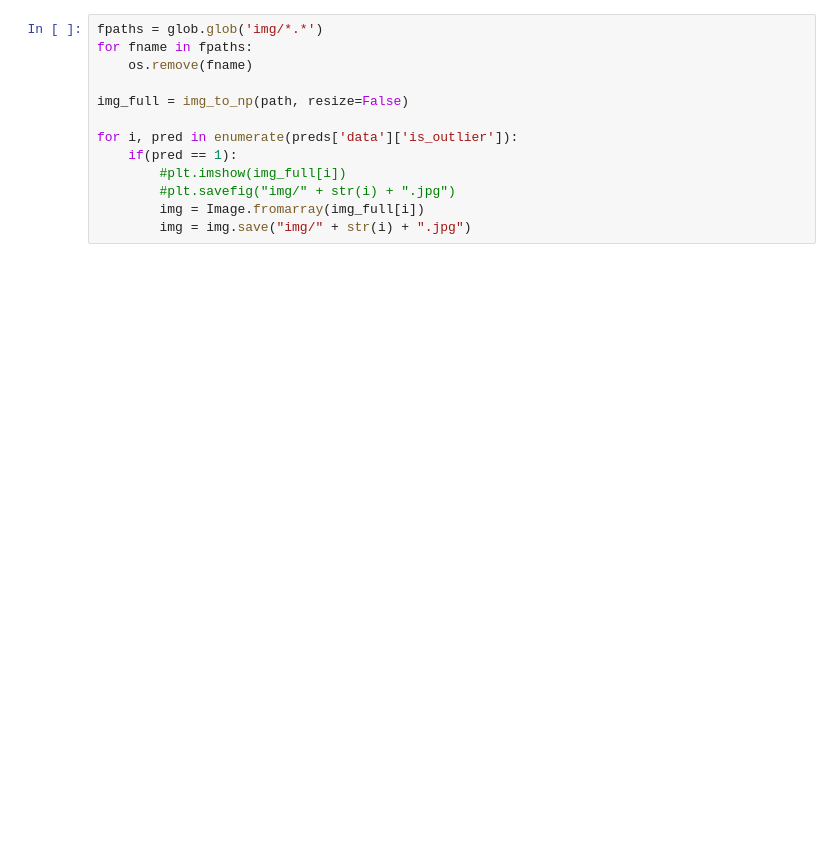
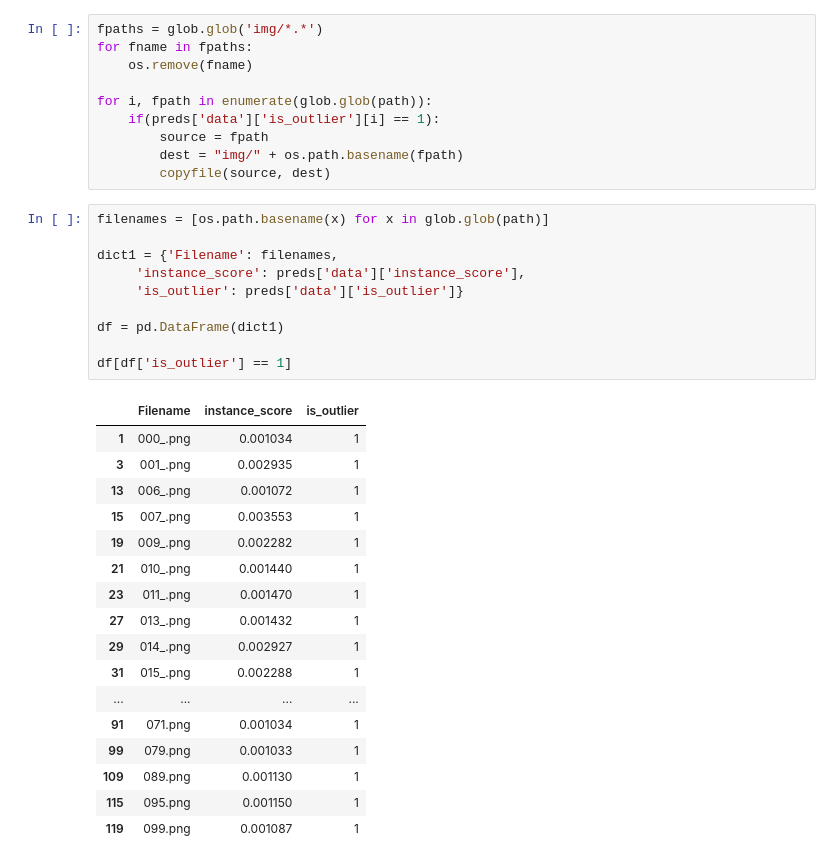
Before and after one commit to derevirn/cybord-projects, a Jupyter notebook: outlier-detection/notebooks/outlier_vae.ipynb, the cells around one changed output. Drawn from its saved outputs; the diff is of its cells as text; blank space fills up the shorter version.

```diff
--- a/outlier-detection/notebooks/outlier_vae.ipynb
+++ b/outlier-detection/notebooks/outlier_vae.ipynb
@@ -123,14 +124,39 @@ fpaths = glob.glob('img/*.*')
 for fname in fpaths:
     os.remove(fname)
 
-img_full = img_to_np(path, resize=False)
-
-for i, pred in enumerate(preds['data']['is_outlier']):
-    if(pred == 1):
-        #plt.imshow(img_full[i])
-        #plt.savefig("img/" + str(i) + ".jpg")
-        img = Image.fromarray(img_full[i])
-        img = img.save("img/" + str(i) + ".jpg")
+for i, fpath in enumerate(glob.glob(path)):
+    if(preds['data']['is_outlier'][i] == 1):
+        source = fpath
+        dest = "img/" + os.path.basename(fpath)
+        copyfile(source, dest)
+# %%
+filenames = [os.path.basename(x) for x in glob.glob(path)]
+
+dict1 = {'Filename': filenames,
+     'instance_score': preds['data']['instance_score'],
+     'is_outlier': preds['data']['is_outlier']}
+
+df = pd.DataFrame(dict1)
+
+df[df['is_outlier'] == 1]
+# %% [output]
+|  | Filename | instance_score | is_outlier |
+| 1 | 000_.png | 0.001034 | 1 |
+| 3 | 001_.png | 0.002935 | 1 |
+| 13 | 006_.png | 0.001072 | 1 |
+| 15 | 007_.png | 0.003553 | 1 |
+| 19 | 009_.png | 0.002282 | 1 |
+| 21 | 010_.png | 0.001440 | 1 |
+| 23 | 011_.png | 0.001470 | 1 |
+| 27 | 013_.png | 0.001432 | 1 |
+| 29 | 014_.png | 0.002927 | 1 |
+| 31 | 015_.png | 0.002288 | 1 |
+| ... | ... | ... | ... |
+| 91 | 071.png | 0.001034 | 1 |
+| 99 | 079.png | 0.001033 | 1 |
+| 109 | 089.png | 0.001130 | 1 |
+| 115 | 095.png | 0.001150 | 1 |
+| 119 | 099.png | 0.001087 | 1 |
 # %%
 recon = od.vae(train).numpy()
 
```
Also changed, not shown: parts of 7 cells of this notebook, 3 other files.
